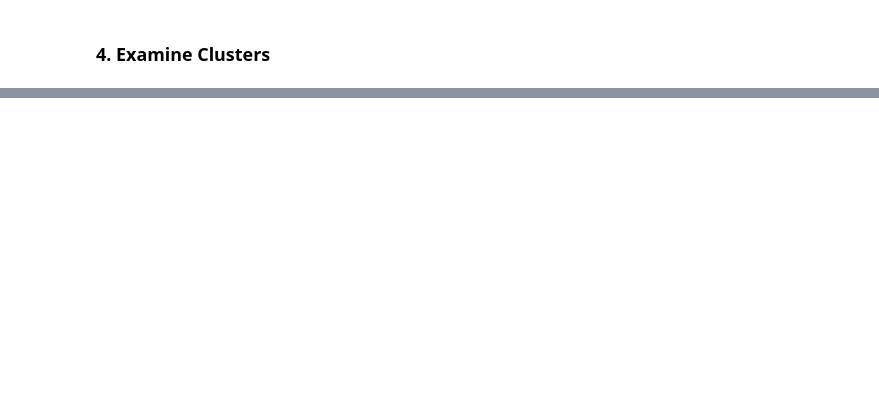
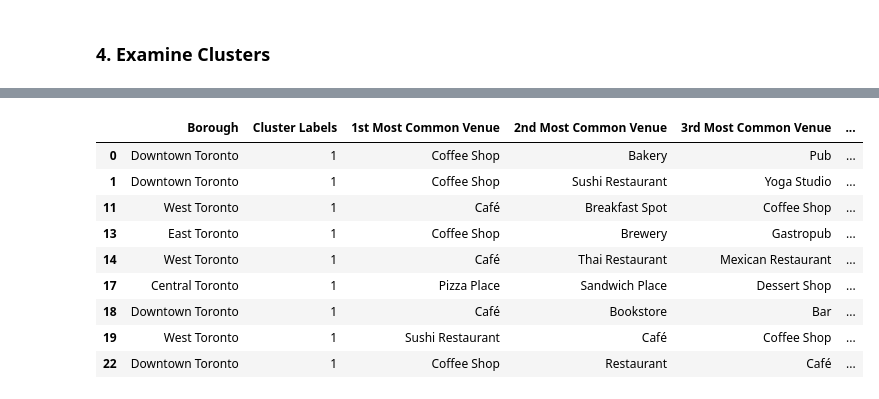
Before and after one commit to DJ3D/Coursera_Capstone, a Jupyter notebook: Toronto_Neighborhoods.ipynb, the cells around one changed output, grey strips where cells are left out. Cells and saved outputs as stored; diff of their text form; code cells hidden in the pictures; blank space fills up the shorter version.

```diff
--- a/Toronto_Neighborhoods.ipynb
+++ b/Toronto_Neighborhoods.ipynb
@@ -355,6 +430,17 @@ manhattan_merged.loc[mask0, manhattan_merged.columns[[1] + list(range(5, manhatt
 # %%
 # cluster 1
-mask1 = manhattan_merged['Cluster Labels'] == 1
-manhattan_merged.loc[mask1, manhattan_merged.columns[[1] + list(range(5, manhattan_merged.shape[1]))]]
+mask1 = toronto_geo_merged['Cluster Labels'] == 1
+toronto_geo_merged.loc[mask1, toronto_geo_merged.columns[[1] + list(range(5, toronto_geo_merged.shape[1]))]]
+# %% [output]
+|  | Borough | Cluster Labels | 1st Most Common Venue | 2nd Most Common Venue | 3rd Most Common Venue | ... |
+| 0 | Downtown Toronto | 1 | Coffee Shop | Bakery | Pub | ... |
+| 1 | Downtown Toronto | 1 | Coffee Shop | Sushi Restaurant | Yoga Studio | ... |
+| 11 | West Toronto | 1 | Café | Breakfast Spot | Coffee Shop | ... |
+| 13 | East Toronto | 1 | Coffee Shop | Brewery | Gastropub | ... |
+| 14 | West Toronto | 1 | Café | Thai Restaurant | Mexican Restaurant | ... |
+| 17 | Central Toronto | 1 | Pizza Place | Sandwich Place | Dessert Shop | ... |
+| 18 | Downtown Toronto | 1 | Café | Bookstore | Bar | ... |
+| 19 | West Toronto | 1 | Sushi Restaurant | Café | Coffee Shop | ... |
+| 22 | Downtown Toronto | 1 | Coffee Shop | Restaurant | Café | ... |
 # %%
 # cluster 2
```
Also changed, not shown: parts of 14 cells of this notebook.
